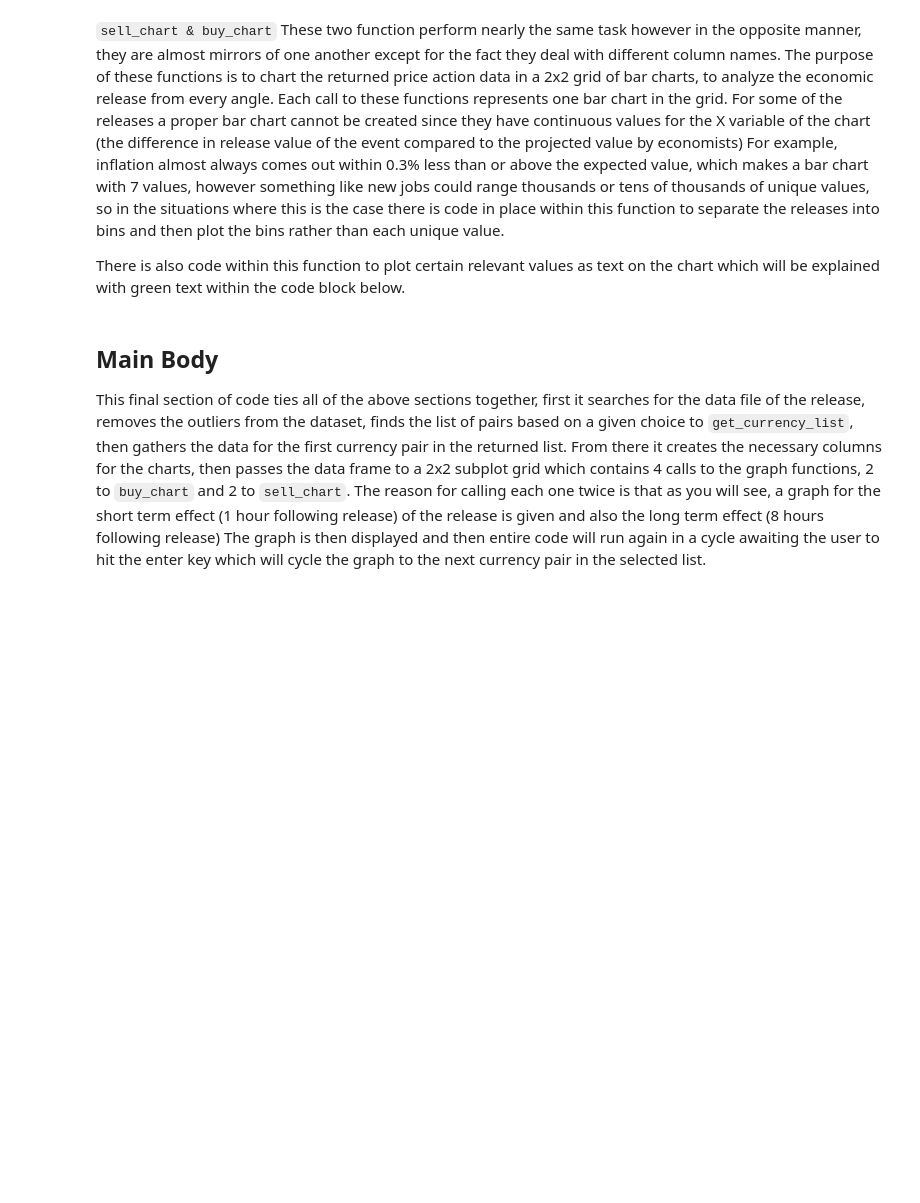
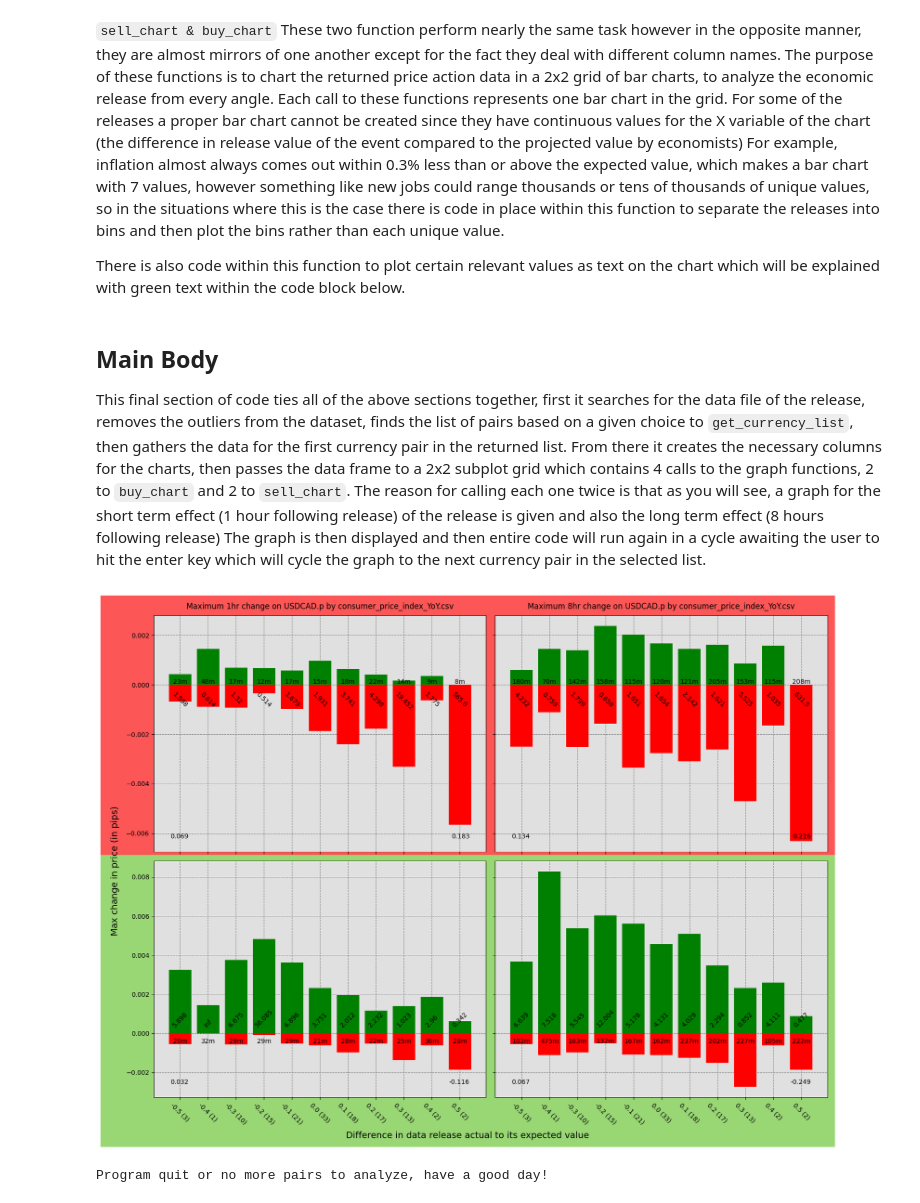
Before and after one commit to Aaron-Spierenburg/EconoGrapher, a Jupyter notebook: EconoGrapher.ipynb, the cells around one changed output. Drawn from its saved outputs; the diff is of its cells as text; code cells hidden in the pictures; blank space fills up the shorter version.

Commit message:
Updated Grapher

```diff
--- a/EconoGrapher.ipynb
+++ b/EconoGrapher.ipynb
@@ -214,7 +214,8 @@ for file in csv_files:
 
             # Here we check if the data frame is valid, or that there is data within it, and if so, we define some variables we will
             # need to create some new columns.
-                if not short_term_rates.empty:
+                # if not short_term_rates.empty:
+                if True:
                     open = short_term_rates['open'].loc[0]
                     data_1hr.loc[i, 'open'] = open
 
@@ -273,7 +274,8 @@ for file in csv_files:
                 add_eight_hours = timedelta(minutes=480)
                 long_term_rates = get_price_data(symbol, 5, r['Date'], r['Date'] + add_eight_hours)
 
-                if not long_term_rates.empty:
+                # if not long_term_rates.empty:
+                if True:
                     open = long_term_rates['open'].loc[0]
                     data_8hr.loc[i, 'open'] = open
 
@@ -319,30 +321,33 @@ for file in csv_files:
             sell_chart(data_8hr, ax=axs[0, 1])
             buy_chart(data_1hr, ax=axs[1, 0])
             buy_chart(data_8hr, ax=axs[1, 1])
         # Here are some titles, two for the columns, one for the x axis and one for the y axis.
             axs[0, 0].set_title('Maximum 1hr change on ' + symbol + ' by ' + file_name, pad=10)
             axs[0, 1].set_title('Maximum 8hr change on ' + symbol + ' by ' + file_name, pad=10)
             fig.text(0.5, 0.02, 'Difference in data release actual to its expected value', ha='center', va='center', fontsize=14)
             fig.text(0.02, 0.5, 'Max change in price (in pips)', ha='center', va='center', rotation='vertical', fontsize=14)
         # The following code defines the center of the subplot object and colors in the background in red for the charts that show shorting
         # potential and green for the charts that show buying potential.
             center_y = axs[0, 0].get_position().y0
             fig.patches.extend([
                 Rectangle((0, 0), 1, center_y, color='#99D775', alpha=1, transform=fig.transFigure, zorder=-1),
                 Rectangle((0, center_y), 1, 1 - center_y, color='#fc5656', alpha=1, transform=fig.transFigure, zorder=-1)])
             plt.tight_layout(rect=[0.025, 0.025, 1, 1])
             plt.show()
         # This last section of code is what allows for the charts to be cycled from currency to currency instead of just printing all of the charts
         # one after the other such as jupyter would normally do, this code prompts the user for an input, which if nothing is input and
         # just enter is pressed, will cycle once, with the option to type "done" to quit cycling.
             user_choice = input("Hit enter to continue or type \'done\' to quit")
             if user_choice != "" and user_choice.lower()!='done':
                 clear_output()
                 break
             elif user_choice.lower()=='done':
                 break
             clear_output()
         if user_choice.lower() == "done":
                 break
 # Just prints a nice message but also serves as a confirmation that the code has executed to completion successfully.
 print("Program quit or no more pairs to analyze, have a good day!")
+# %% [output]
+[figure, added]
+Program quit or no more pairs to analyze, have a good day!
```
Also changed, not shown: parts of 1 cell of this notebook.
